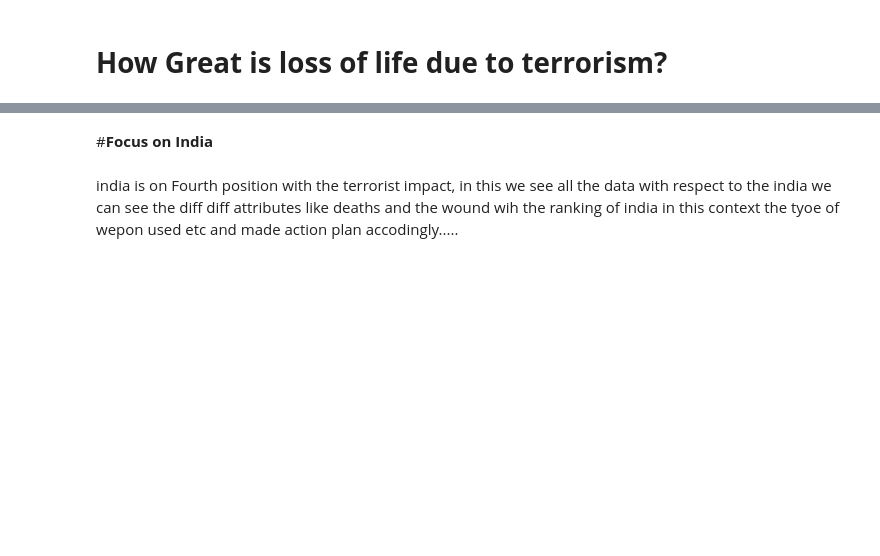
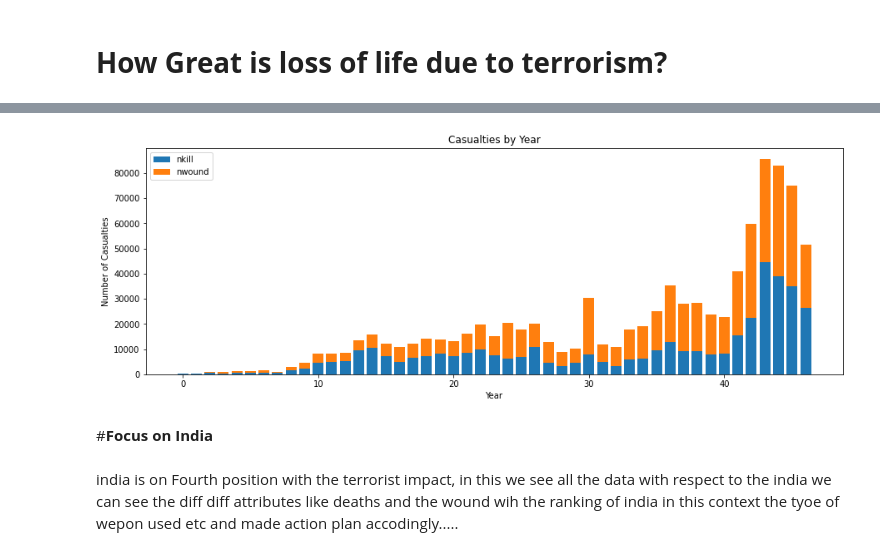
Before and after one commit to GauravDrive/CAPSTONE-PROJECT-almabetter, a Jupyter notebook: Capstone_project.ipynb, the cells around one changed output, grey strips where cells are left out. Drawn from its saved outputs; the diff is of its cells as text; code cells hidden in the pictures; blank space fills up the shorter version.

```diff
--- a/Capstone_project.ipynb
+++ b/Capstone_project.ipynb
@@ -435,14 +514,16 @@ plt.show()
 # %%
 fig, ax = plt.subplots()
-x_pos = Casuality_df.index
+x_pos = Casualty_df.index
 ax.bar(x_pos, Casualty_df["nkill"], label="nkill")
 ax.bar(x_pos, Casualty_df["nwound"], label="nwound", bottom=Casualty_df["nkill"])
 
 # Add a legend and labels
 ax.legend()
 ax.set_xlabel("Year")
 ax.set_ylabel("Number of Casualties")
 ax.set_title("Casualties by Year")
 
 # Show the plot
 plt.show()
+# %% [output]
+[figure, added]
```
Also changed, not shown: parts of 30 cells of this notebook.
